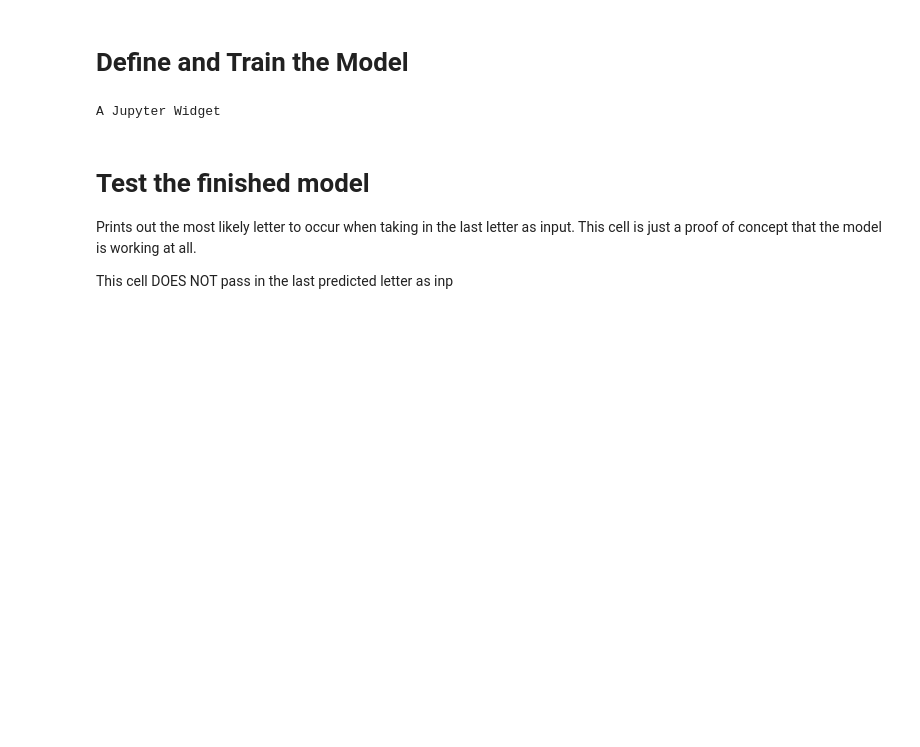
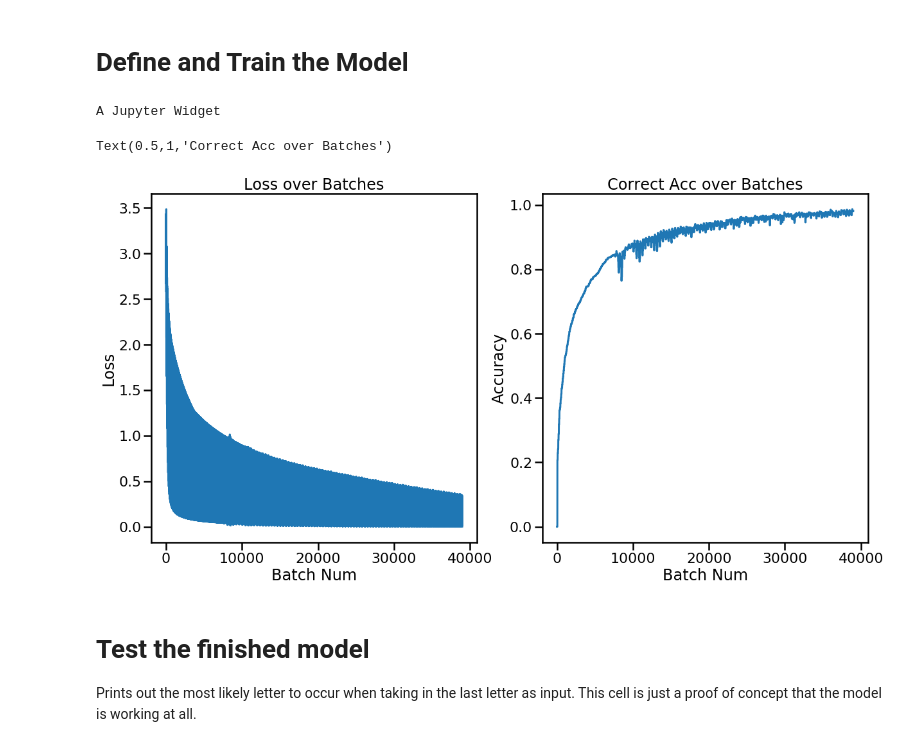
Before and after one commit to compmem/SITH_Layer, a Jupyter notebook: Simple_Network_example.ipynb, the cells around one changed output. Drawn from its saved outputs; the diff is of its cells as text; code cells hidden in the pictures; blank space fills up the shorter version.

```diff
--- a/Simple_Network_example.ipynb
+++ b/Simple_Network_example.ipynb
@@ -93,15 +181,18 @@ Its a simple model. Takes tensor of size (batch, num_tokens) as input. Passes in
 # %%
 class LetterModel(torch.nn.Module):
-    def __init__(self, sith_params, num_tokens):
+    def __init__(self, sith_params, num_tokens, torch_type="double", sith_cuda=True):
         super(LetterModel, self).__init__()
-        #self.embeddings = nn.Embedding(vocab_size, embedding_dim)
         self.sith = SITH(**sith_params)
-        self.sith.cuda()
+        if sith_cuda:
+            self.sith.cuda()
         num_taustars = self.sith._tau_star[sith_params['k']:-sith_params['k']:sith_params['T_every']].shape[0]
-        self.linear = torch.nn.Linear(num_tokens*num_taustars, num_tokens).double()
-
+        if torch_type == "double":
+            self.linear = torch.nn.Linear(num_tokens*num_taustars, num_tokens).double()
+        elif torch_type == "float":
+            self.linear = torch.nn.Linear(num_tokens*num_taustars, num_tokens).float()
     def reset(self):
         self.sith.reset()
+
 
     def forward(self, inputs):
         batch_size = inputs.shape[0]
@@ -119,9 +210,11 @@ input_scaling = 10
 # %%
 epochs = 1000
 progress_bar = tqdm_notebook(range(int(epochs)))
+loss_track = {"val":[], "epoch":[], "batch_num":[], "last_correct":[]}
+acc = 0
 for e in progress_bar:
     model.reset()
-
+    c = 0
     for inp_and_tok in tokens.split(20, dim=0):
         inps = inp_and_tok[:, :-1, 0]
         targets = inp_and_tok[:, -1, 0].type(torch.cuda.LongTensor)
@@ -129,7 +222,12 @@ for e in progress_bar:
         out = model(inps*input_scaling)
         loss = loss_func(out, targets)
         loss.backward()
+        loss_track['val'].append(loss.mean().detach().cpu().numpy())
+        loss_track['epoch'].append(e)
+        loss_track['batch_num'].append(c)
+        loss_track['last_correct'].append(acc)
         optimizer.step()
+        c += 1
     model.reset()
     t = 0
     correct = 0
@@ -147,12 +245,28 @@ for e in progress_bar:
     progress_bar.set_description("%i: Acc: %0.4f" % (e, acc))
 # %% [output]
 A Jupyter Widget
+# %%
+loss_track = pd.DataFrame(loss_track)
+# %%
+fig = figure(figsize=(20, 10))
+
+ax = fig.add_subplot(1,2,1)
+ax.plot(loss_track['val'])
+ax.set_xlabel("Batch Num")
+ax.set_ylabel("Loss")
+ax.set_title("Loss over Batches")
+ax = fig.add_subplot(1,2,2)
+ax.plot(loss_track['last_correct'])
+ax.set_xlabel("Batch Num")
+ax.set_ylabel("Accuracy")
+ax.set_title("Correct Acc over Batches")
+# %% [output]
+Text(0.5,1,'Correct Acc over Batches')
+[figure, added]
 # %% [markdown]
 # Test the finished model
 
 Prints out the most likely letter to occur when taking in the last letter as input. This cell is just a proof of concept that the model is working at all.
-
-This cell DOES NOT pass in the last predicted letter as inp
 # %%
 model.reset()
 t = 0
```
Also changed, not shown: parts of 8 cells of this notebook.
